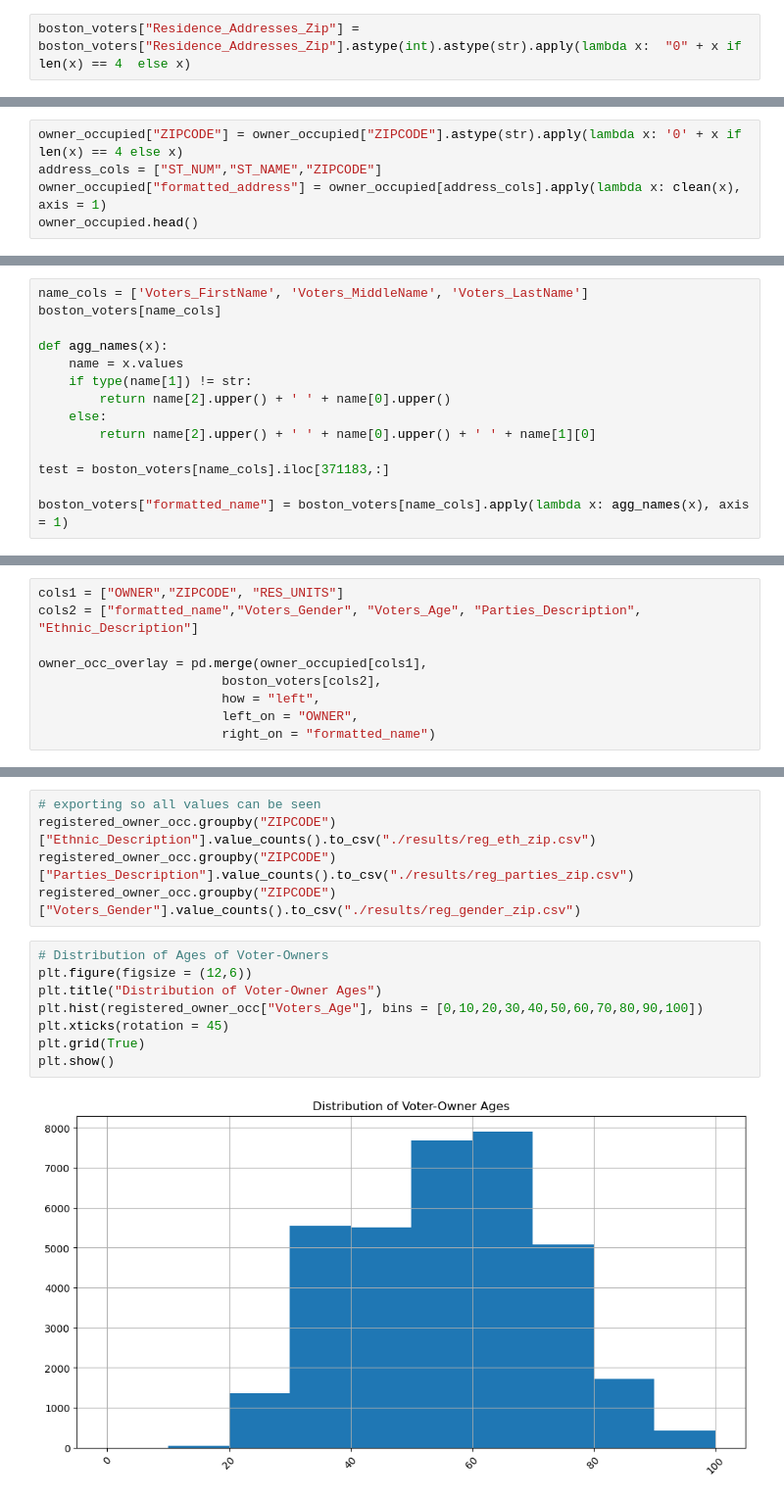
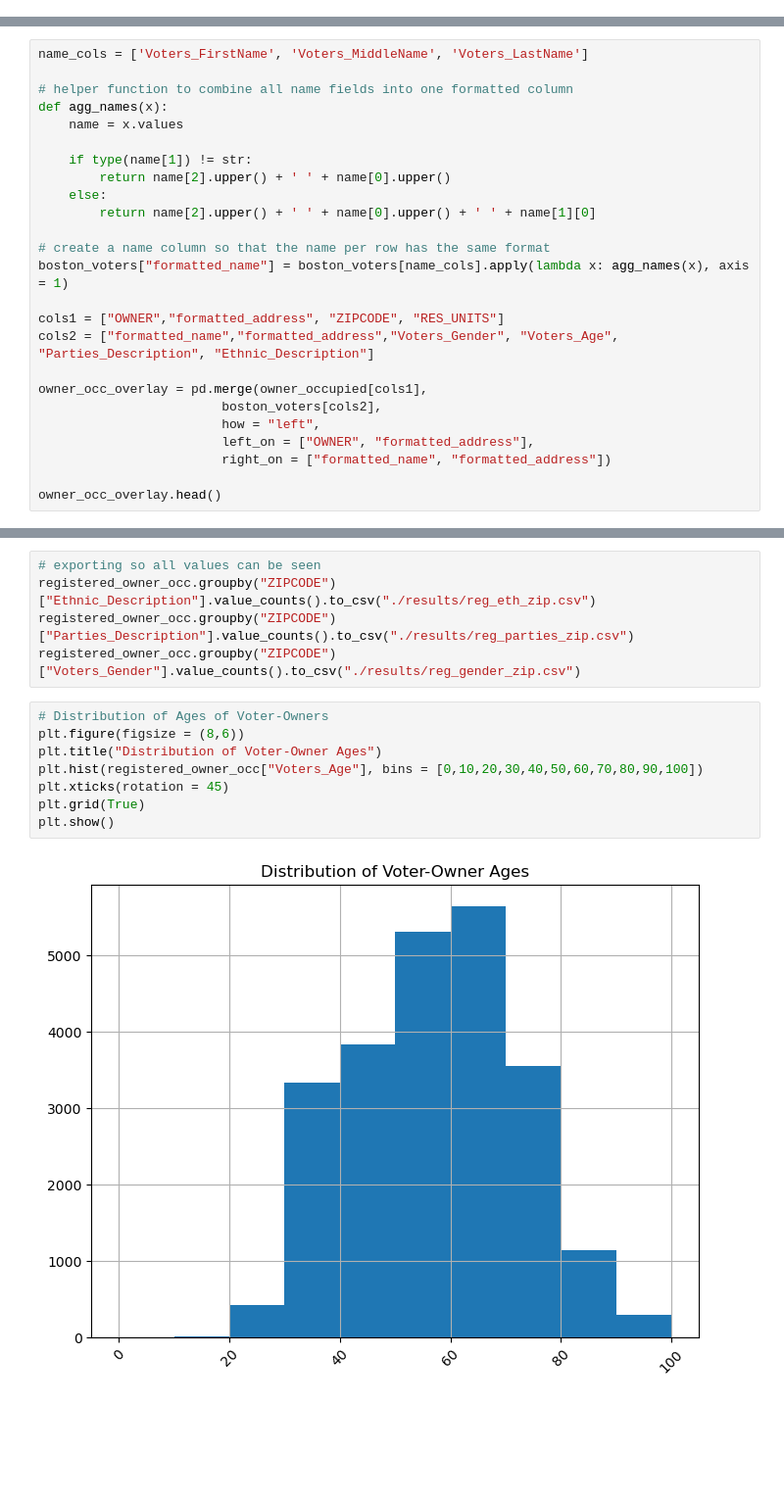
Before and after one commit to BU-Spark/ds-councilor-louijeune-small-landlord, a Jupyter notebook: fall22-team-5/deliverable4/extension_qs.ipynb, the cells around one changed output, grey strips where cells are left out. Shown at 98% size. Saved outputs shown, nothing was run; the diff lists cells and outputs as text; blank space fills up the shorter version.

```diff
--- a/fall22-team-5/deliverable4/extension_qs.ipynb
+++ b/fall22-team-5/deliverable4/extension_qs.ipynb
@@ -57,2 +92,0 @@ income_restricted["zip_code"] = income_restricted["formatted_address"].fillna(''
-# %%
-boston_voters["Residence_Addresses_Zip"] = boston_voters["Residence_Addresses_Zip"].astype(int).astype(str).apply(lambda x:  "0" + x if len(x) == 4  else x)
@@ -100,5 +138,0 @@ def clean(x):
-# %%
-owner_occupied["ZIPCODE"] = owner_occupied["ZIPCODE"].astype(str).apply(lambda x: '0' + x if len(x) == 4 else x)
-address_cols = ["ST_NUM","ST_NAME","ZIPCODE"]
-owner_occupied["formatted_address"] = owner_occupied[address_cols].apply(lambda x: clean(x), axis = 1)
-owner_occupied.head()
@@ -133,15 +140,26 @@ owner_occ_overlay = pd.merge(owner_occupied[cols1],
 ### overlay using owner name
 # %%
 name_cols = ['Voters_FirstName', 'Voters_MiddleName', 'Voters_LastName']
-boston_voters[name_cols]
 
+# helper function to combine all name fields into one formatted column
 def agg_names(x):
     name = x.values
+
     if type(name[1]) != str:
         return name[2].upper() + ' ' + name[0].upper()
     else:
         return name[2].upper() + ' ' + name[0].upper() + ' ' + name[1][0]
 
-test = boston_voters[name_cols].iloc[371183,:]
+# create a name column so that the name per row has the same format
+boston_voters["formatted_name"] = boston_voters[name_cols].apply(lambda x: agg_names(x), axis = 1)
 
-boston_voters["formatted_name"] = boston_voters[name_cols].apply(lambda x: agg_names(x), axis = 1)
+cols1 = ["OWNER","formatted_address", "ZIPCODE", "RES_UNITS"]
+cols2 = ["formatted_name","formatted_address","Voters_Gender", "Voters_Age", "Parties_Description", "Ethnic_Description"]
+
+owner_occ_overlay = pd.merge(owner_occupied[cols1],
+                        boston_voters[cols2],
+                        how = "left",
+                        left_on = ["OWNER", "formatted_address"],
+                        right_on = ["formatted_name", "formatted_address"])
+
+owner_occ_overlay.head()
@@ -148,12 +173,3 @@ boston_voters["formatted_name"] = boston_voters[name_cols].apply(lambda x: agg_n
-# %%
-cols1 = ["OWNER","ZIPCODE", "RES_UNITS"]
-cols2 = ["formatted_name","Voters_Gender", "Voters_Age", "Parties_Description", "Ethnic_Description"]
-
-owner_occ_overlay = pd.merge(owner_occupied[cols1],
-                        boston_voters[cols2],
-                        how = "left",
-                        left_on = "OWNER",
-                        right_on = "formatted_name")
 # %% [markdown]
 ## Extension Questions
 # %% [markdown]
@@ -241,14 +258,14 @@ registered_owner_occ.groupby("ZIPCODE")["Parties_Description"].value_counts().to
 registered_owner_occ.groupby("ZIPCODE")["Voters_Gender"].value_counts().to_csv("./results/reg_gender_zip.csv")
 # %%
 # Distribution of Ages of Voter-Owners
-plt.figure(figsize = (12,6))
+plt.figure(figsize = (8,6))
 plt.title("Distribution of Voter-Owner Ages")
 plt.hist(registered_owner_occ["Voters_Age"], bins = [0,10,20,30,40,50,60,70,80,90,100])
 plt.xticks(rotation = 45)
 plt.grid(True)
 plt.show()
 # %% [output]
-[figure, old version]
+[figure, new version]
 # %%
 registered_owner_occ["Voters_Age"].describe()
 # %% [output]
```
Also changed, not shown: parts of 30 cells of this notebook, 6 other files.
